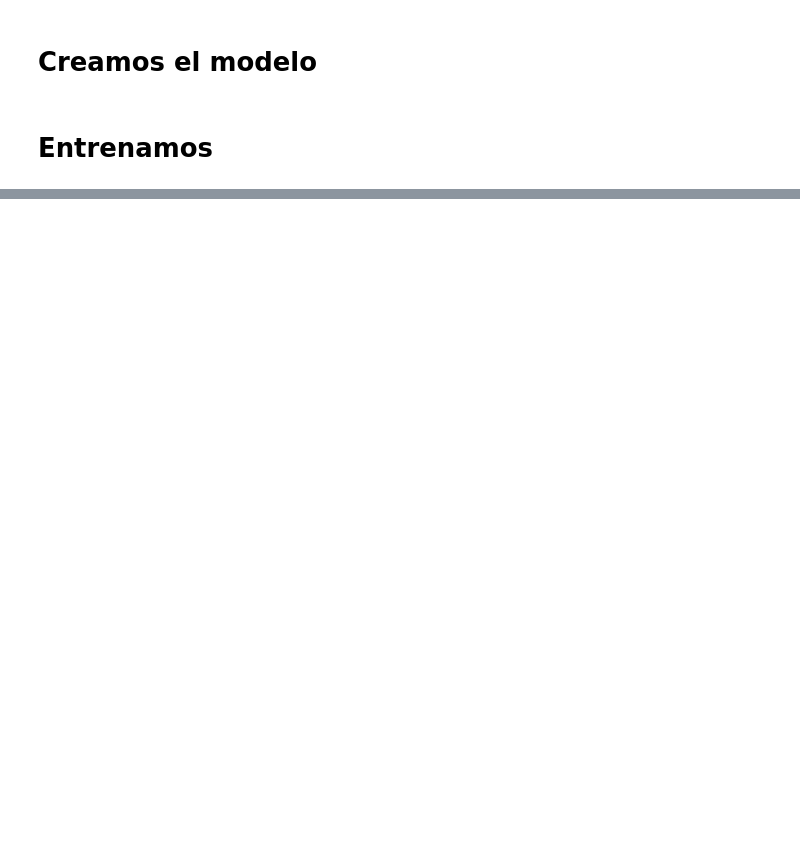
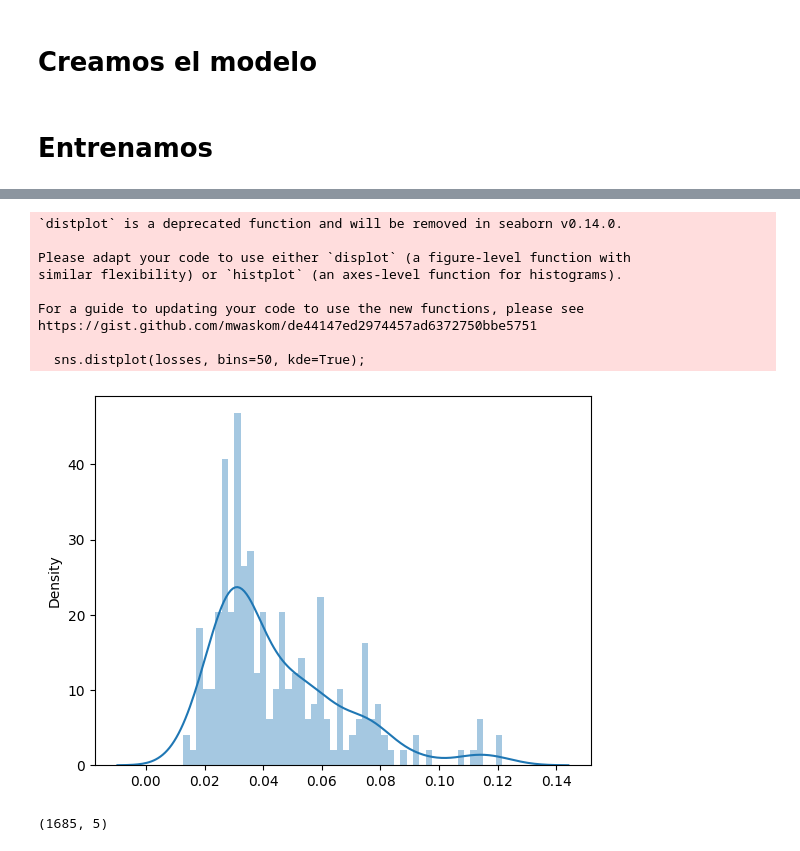
Before and after one commit to SandraJuarez/Cybersecurity, a Jupyter notebook: main.ipynb, the cells around one changed output, grey strips where cells are left out. Cells and saved outputs as stored; diff of their text form; code cells hidden in the pictures; blank space fills up the shorter version.

```diff
--- a/main.ipynb
+++ b/main.ipynb
@@ -22,5 +22,5 @@ torch.manual_seed(RANDOM_SEED)
 Limpiamos la data y la dejamos en el formato necesario para entrenar
 ====================================================================
 # %%
-train_dataset,seq_len,n_features,val_dataset=dm.clean_and_get_Data('benign.csv')
+train_dataset,seq_len,n_features,val_dataset=dm.clean_and_get_Data('test2.csv')
 # %% [output]
@@ -49,8 +33,8 @@ print(len(train_dataset))
 Creamos el modelo
 ================
 # %%
-model = RecurrentAutoencoder(seq_len, n_features)
-model = model.to(device)
+model = RecurrentAutoencoder(seq_len, n_features,128)
+#model = model.to(device)
 # %% [markdown]
 Entrenamos
 ==========
@@ -59,6 +43,6 @@ model, history = train.train_model(
   model,
   train_dataset,
   val_dataset,
-  n_epochs=15
+  n_epochs=100
 )
 # %% [output]
@@ -65,0 +70,33 @@ RuntimeError: shape '[5, 64]' is invalid for input of size 64
+# %%
+from torch import nn
+def predict(model, dataset):
+  predictions, losses = [], []
+  criterion = nn.L1Loss(reduction='sum').to(device)
+  with torch.no_grad():
+    model = model.eval()
+    for seq_true in dataset:
+      seq_true = seq_true.to(device)
+      seq_pred = model(seq_true)
+
+      loss = criterion(seq_pred, seq_true)
+
+      predictions.append(seq_pred.cpu().numpy().flatten())
+      losses.append(loss.item())
+  return predictions, losses
+# %%
+import seaborn as sns
+from torch import nn
+_, losses = predict(model, train_dataset)
+
+sns.distplot(losses, bins=50, kde=True);
+# %% [output]
+`distplot` is a deprecated function and will be removed in seaborn v0.14.0.
+
+Please adapt your code to use either `displot` (a figure-level function with
+similar flexibility) or `histplot` (an axes-level function for histograms).
+
+For a guide to updating your code to use the new functions, please see
+https://gist.github.com/mwaskom/de44147ed2974457ad6372750bbe5751
+
+  sns.distplot(losses, bins=50, kde=True);
+[figure, added]
@@ -65,0 +105,4 @@ RuntimeError: shape '[5, 64]' is invalid for input of size 64
+# %%
+anomaly_dataset,Aseq_len,An_features,Aval_dataset=dm.clean_and_get_Data('spoofing_1.csv')
+# %% [output]
+(1685, 5)
```
Also changed, not shown: parts of 7 cells of this notebook, 4 other files.
